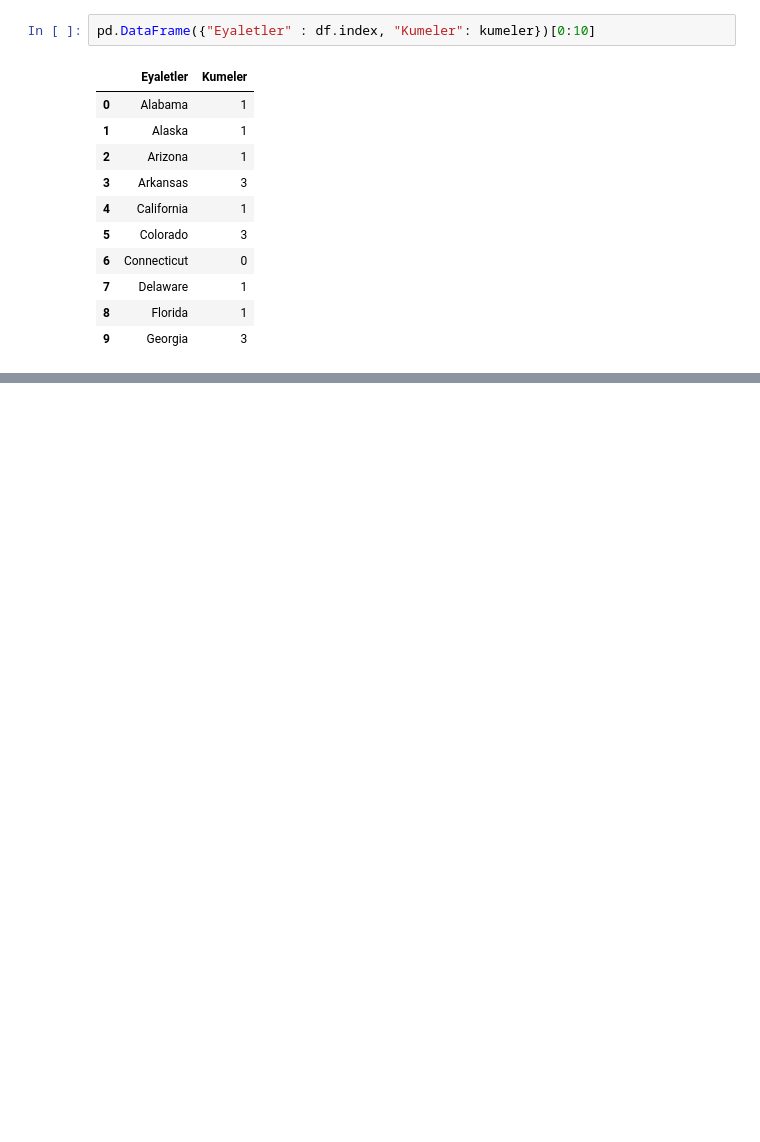
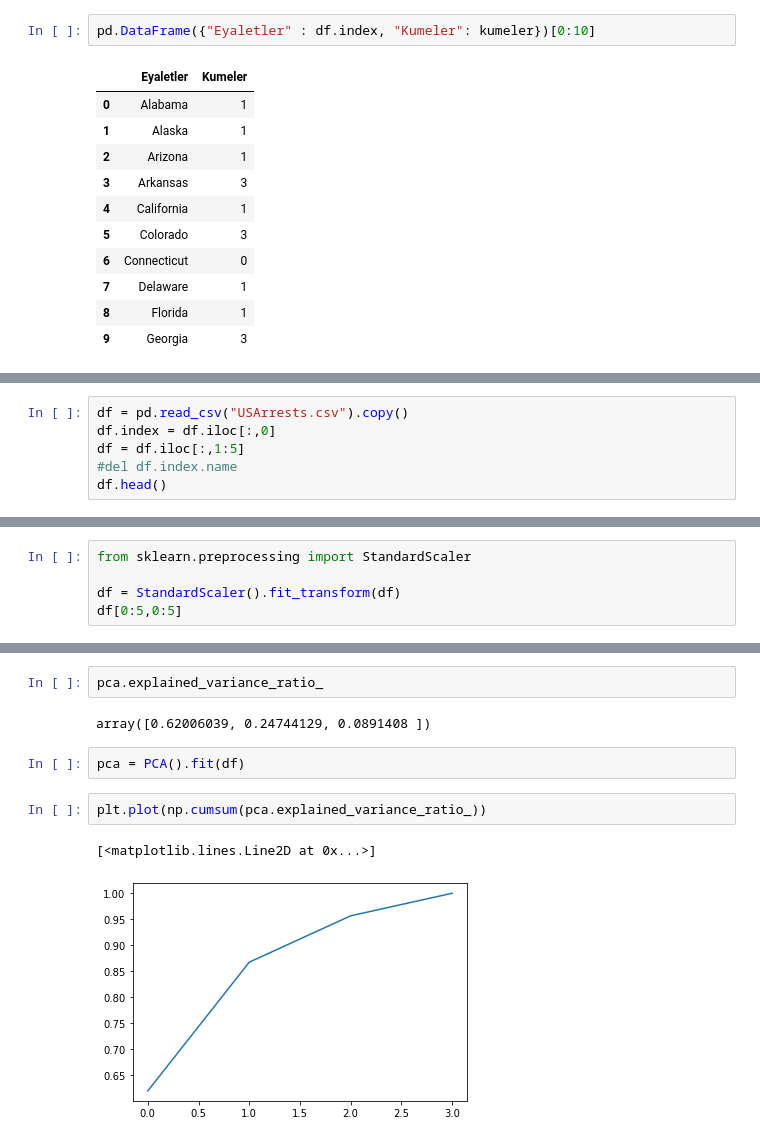
Before and after one commit to tacettinkustu/Data-Analysis, a Jupyter notebook: Machine Learning/Clustering.ipynb, the cells around one changed output, grey strips where cells are left out. Cells and saved outputs as stored; diff of their text form; blank space fills up the shorter version.

```diff
--- a/Machine Learning/Clustering.ipynb
+++ b/Machine Learning/Clustering.ipynb
@@ -283,0 +443,6 @@ pd.DataFrame({"Eyaletler" : df.index, "Kumeler": kumeler})[0:10]
+# %%
+df = pd.read_csv("USArrests.csv").copy()
+df.index = df.iloc[:,0]
+df = df.iloc[:,1:5]
+#del df.index.name
+df.head()
@@ -283,0 +460,5 @@ pd.DataFrame({"Eyaletler" : df.index, "Kumeler": kumeler})[0:10]
+# %%
+from sklearn.preprocessing import StandardScaler
+
+df = StandardScaler().fit_transform(df)
+df[0:5,0:5]
@@ -283,0 +487,11 @@ pd.DataFrame({"Eyaletler" : df.index, "Kumeler": kumeler})[0:10]
+# %%
+pca.explained_variance_ratio_
+# %% [output]
+array([0.62006039, 0.24744129, 0.0891408 ])
+# %%
+pca = PCA().fit(df)
+# %%
+plt.plot(np.cumsum(pca.explained_variance_ratio_))
+# %% [output]
+[<matplotlib.lines.Line2D at 0x...>]
+[figure, added]
```
Also changed, not shown: parts of 21 cells of this notebook.
